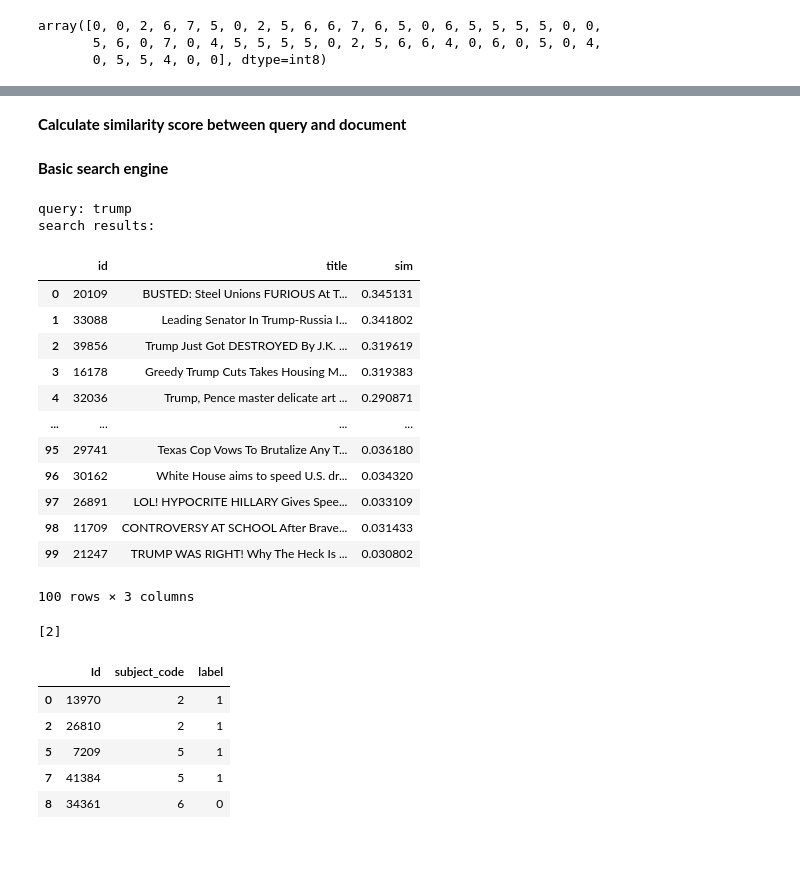
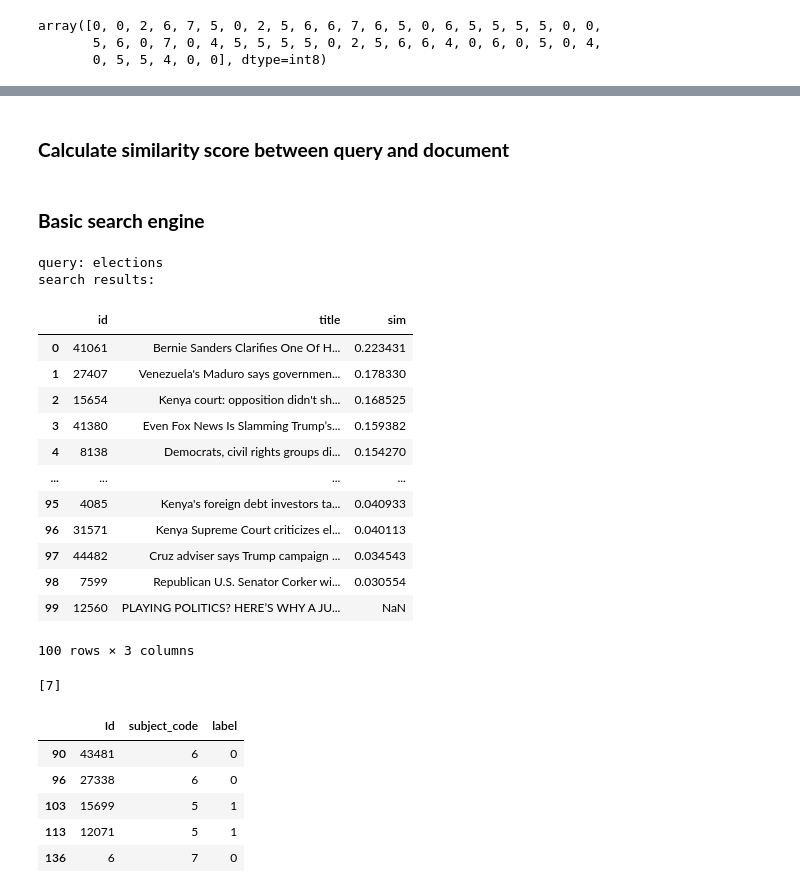
Before and after one commit to anishathakrar/Identifying_Misinformation_IR, a Jupyter notebook: Identifying_Misinformation.ipynb, the cells around one changed output, grey strips where cells are left out. Drawn from its saved outputs; the diff is of its cells as text; code cells hidden in the pictures; blank space fills up the shorter version.

```diff
--- a/Identifying_Misinformation.ipynb
+++ b/Identifying_Misinformation.ipynb
@@ -233,7 +230,7 @@ X = X.T.toarray()
 # Create a DataFrame and set the vocabulary as the index
 df = pd.DataFrame(X, index=tfidf.get_feature_names_out())
 # %% [markdown]
-**Calculate similarity score between query and document**
+### **Calculate similarity score between query and document**
 # %%
 def get_similar_articles(q, df, n):
   print("query:", q)
@@ -268,29 +265,29 @@ def get_similar_articles(q, df, n):
   ans_df['sim'] = ans_sim
   return ans_df[:n]
 # %% [markdown]
-**Basic search engine**
+### **Basic search engine**
 # %%
 # Add The Query
-q1 = 'trump'
+q1 = 'elections'
 
 # Get 100 similar documents
 ans = get_similar_articles(q1, df, 100)
 ans
 # %% [output]
-query: trump
+query: elections
 search results:
 |  | id | title | sim |
-| 0 | 20109 | BUSTED: Steel Unions FURIOUS At T... | 0.345131 |
-| 1 | 33088 | Leading Senator In Trump-Russia I... | 0.341802 |
-| 2 | 39856 | Trump Just Got DESTROYED By J.K. ... | 0.319619 |
-| 3 | 16178 | Greedy Trump Cuts Takes Housing M... | 0.319383 |
-| 4 | 32036 | Trump, Pence master delicate art ... | 0.290871 |
+| 0 | 41061 | Bernie Sanders Clarifies One Of H... | 0.223431 |
+| 1 | 27407 | Venezuela's Maduro says governmen... | 0.178330 |
+| 2 | 15654 | Kenya court: opposition didn't sh... | 0.168525 |
+| 3 | 41380 | Even Fox News Is Slamming Trump’s... | 0.159382 |
+| 4 | 8138 | Democrats, civil rights groups di... | 0.154270 |
 | ... | ... | ... | ... |
-| 95 | 29741 | Texas Cop Vows To Brutalize Any T... | 0.036180 |
-| 96 | 30162 | White House aims to speed U.S. dr... | 0.034320 |
-| 97 | 26891 | LOL! HYPOCRITE HILLARY Gives Spee... | 0.033109 |
-| 98 | 11709 | CONTROVERSY AT SCHOOL After Brave... | 0.031433 |
-| 99 | 21247 | TRUMP WAS RIGHT! Why The Heck Is ... | 0.030802 |
+| 95 | 4085 | Kenya's foreign debt investors ta... | 0.040933 |
+| 96 | 31571 | Kenya Supreme Court criticizes el... | 0.040113 |
+| 97 | 44482 | Cruz adviser says Trump campaign ... | 0.034543 |
+| 98 | 7599 | Republican U.S. Senator Corker wi... | 0.030554 |
+| 99 | 12560 | PLAYING POLITICS? HERE’S WHY A JU... | NaN |
 100 rows × 3 columns
 # %%
 # Get topic of query
@@ -308,13 +305,13 @@ result_ids = list(ans.id)
 ans_code = train_df[[True if i in result_ids else False for i in train_df.Id] ][["Id","subject_code","label"]]
 ans_code.head()
 # %% [output]
-[2]
+[7]
 |  | Id | subject_code | label |
-| 0 | 13970 | 2 | 1 |
-| 2 | 26810 | 2 | 1 |
-| 5 | 7209 | 5 | 1 |
-| 7 | 41384 | 5 | 1 |
-| 8 | 34361 | 6 | 0 |
+| 90 | 43481 | 6 | 0 |
+| 96 | 27338 | 6 | 0 |
+| 103 | 15699 | 5 | 1 |
+| 113 | 12071 | 5 | 1 |
+| 136 | 6 | 7 | 0 |
 # %%
 docs_retreived = pd.merge(ans,ans_code, left_on=["id"], right_on=["Id"])
 docs_retreived
```
Also changed, not shown: parts of 9 cells of this notebook.
